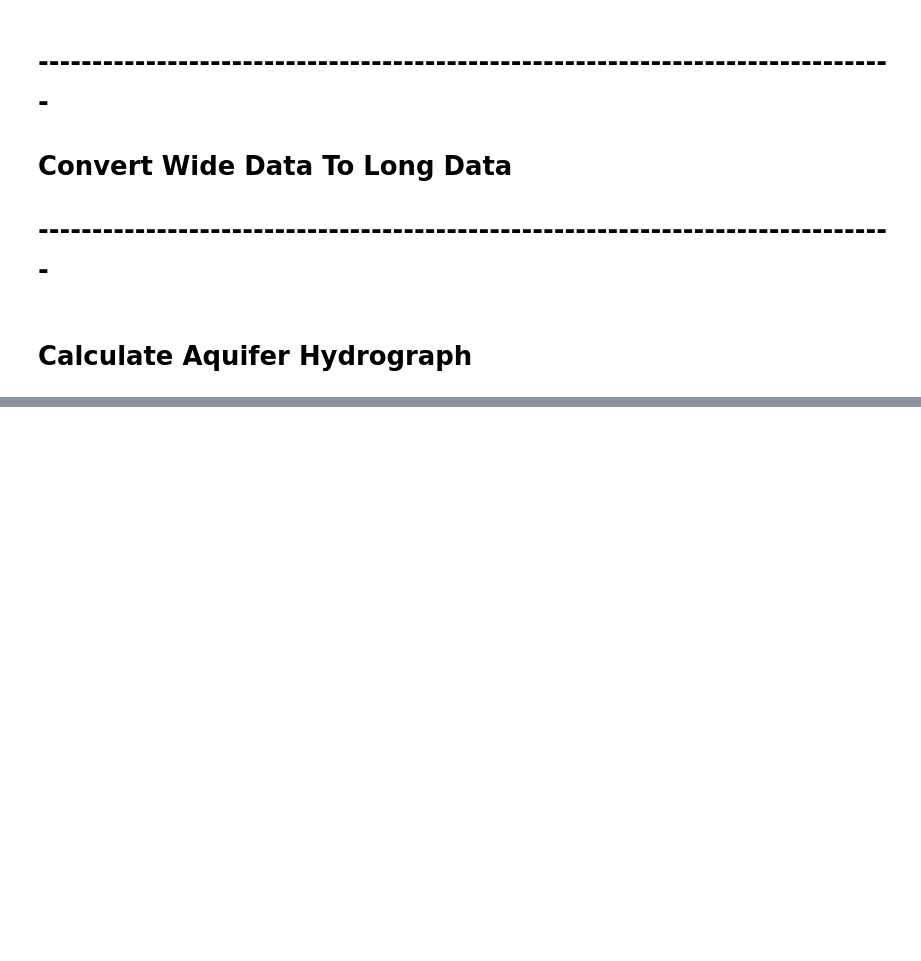
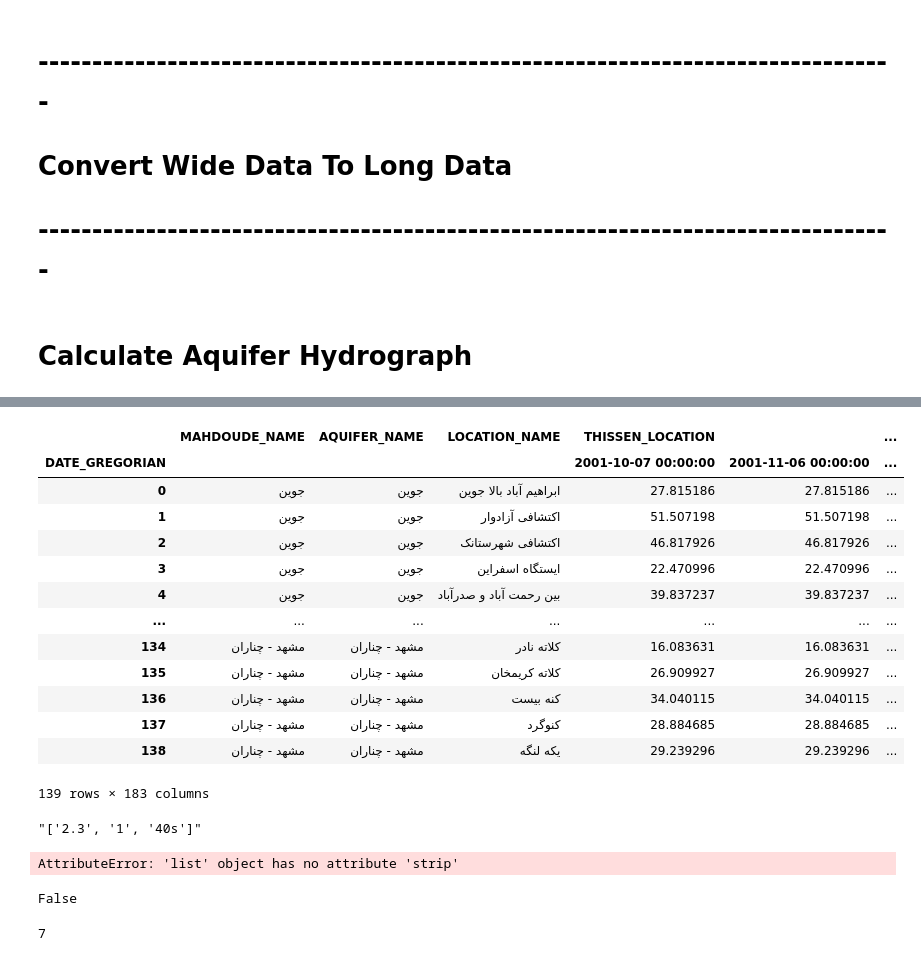
Before and after one commit to JuanParker1/KHRW-DASHBOARD-LOCAL, a Jupyter notebook: Flask/Explore/main.ipynb, the cells around one changed output, grey strips where cells are left out. Saved outputs shown, nothing was run; the diff lists cells and outputs as text; code cells hidden in the pictures; blank space fills up the shorter version.

```diff
--- a/Flask/Explore/main.ipynb
+++ b/Flask/Explore/main.ipynb
@@ -631,0 +749,62 @@ Data
+# %%
+t = Data[['MAHDOUDE_NAME', 'AQUIFER_NAME', 'LOCATION_NAME', 'DATE_GREGORIAN', 'THISSEN_LOCATION', 'THISSEN_AQUIFER']]
+t = t.pivot(
+    index=['MAHDOUDE_NAME', 'AQUIFER_NAME', 'LOCATION_NAME'],
+    columns='DATE_GREGORIAN',
+    values=['THISSEN_LOCATION']
+).reset_index()
+# t = t.pivot_table(
+#     index=['MAHDOUDE_NAME', 'AQUIFER_NAME', 'LOCATION_NAME'],
+#     columns='DATE_GREGORIAN',
+#     values=['THISSEN_LOCATION']
+# ).rename_axis(None, axis=1).reset_index(drop=True)
+
+
+
+t
+# %% [output]
+|  | MAHDOUDE_NAME | AQUIFER_NAME | LOCATION_NAME | THISSEN_LOCATION |  | ... |
+| DATE_GREGORIAN |  |  |  | 2001-10-07 00:00:00 | 2001-11-06 00:00:00 | ... |
+| 0 | جوین | جوین | ابراهیم آباد بالا جوین | 27.815186 | 27.815186 | ... |
+| 1 | جوین | جوین | اکتشافی آزادوار | 51.507198 | 51.507198 | ... |
+| 2 | جوین | جوین | اکتشافی شهرستانک | 46.817926 | 46.817926 | ... |
+| 3 | جوین | جوین | ایستگاه اسفراین | 22.470996 | 22.470996 | ... |
+| 4 | جوین | جوین | بین رحمت آباد و صدرآباد | 39.837237 | 39.837237 | ... |
+| ... | ... | ... | ... | ... | ... | ... |
+| 134 | مشهد - چناران | مشهد - چناران | کلاته نادر | 16.083631 | 16.083631 | ... |
+| 135 | مشهد - چناران | مشهد - چناران | کلاته کریمخان | 26.909927 | 26.909927 | ... |
+| 136 | مشهد - چناران | مشهد - چناران | کنه بیست | 34.040115 | 34.040115 | ... |
+| 137 | مشهد - چناران | مشهد - چناران | کنوگرد | 28.884685 | 28.884685 | ... |
+| 138 | مشهد - چناران | مشهد - چناران | یکه لنگه | 29.239296 | 29.239296 | ... |
+139 rows × 183 columns
+# %%
+str(['2.3', '1', '40s'])
+# %% [output]
+"['2.3', '1', '40s']"
+# %%
+a = ['12']
+a.strip().isdigit()
+# %% [output]
+AttributeError: 'list' object has no attribute 'strip'
+# %%
+def check_user_input(x):
+    try:
+        x = int(x)
+        return x
+    except ValueError:
+        try:
+            x = float(x)
+            return x
+        except ValueError:
+            return x
+
+
+a = ['40S', 2653254.2, 226513]
+# [x.strip().isdigit() for x in a]
+all([isinstance(check_user_input(x), (int, float)) for x in a])
+# %% [output]
+False
+# %%
+len(str(int(a[1])))
+# %% [output]
+7
```
Also changed, not shown: parts of 5 cells of this notebook, 12 other files.
